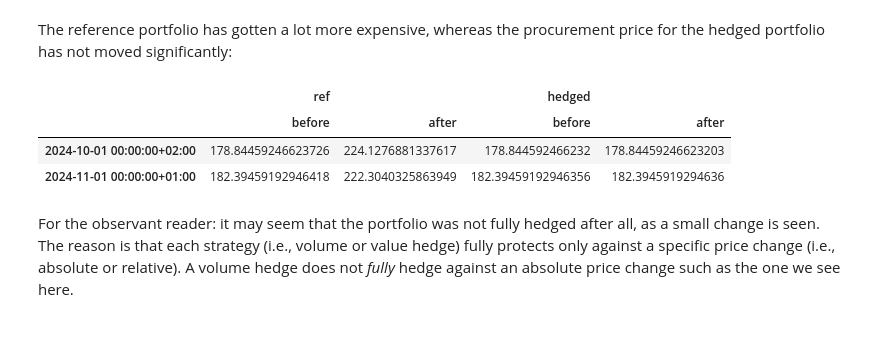
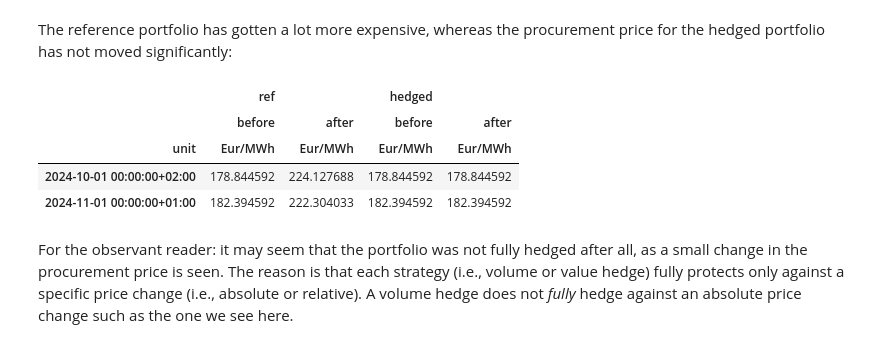
Before and after one commit to rwijtvliet/portfolyo, a Jupyter notebook: docs/tutorial/part4.ipynb, the cells around one changed output. Cells and saved outputs as stored; diff of their text form; code cells hidden in the pictures.

```diff
--- a/docs/tutorial/part4.ipynb
+++ b/docs/tutorial/part4.ipynb
@@ -97,14 +97,15 @@ The reference portfolio has gotten a lot more expensive, whereas the procurement
 # %%
 pd.DataFrame({
     ('ref', 'before'): ref.pnl_cost.asfreq('MS').p,
     ('ref', 'after'): ref_higherprices.pnl_cost.asfreq('MS').p,
     ('hedged', 'before'): hedged.pnl_cost.asfreq('MS').p,
     ('hedged', 'after'): hedged_higherprices.pnl_cost.asfreq('MS').p,
-})
+}).pint.dequantify()
 # %% [output]
 |  | ref |  | hedged |  |
 |  | before | after | before | after |
-| 2024-10-01 00:00:00+02:00 | 178.84459246623726 | 224.1276881337617 | 178.844592466232 | 178.84459246623203 |
-| 2024-11-01 00:00:00+01:00 | 182.39459192946418 | 222.3040325863949 | 182.39459192946356 | 182.3945919294636 |
+| unit | Eur/MWh | Eur/MWh | Eur/MWh | Eur/MWh |
+| 2024-10-01 00:00:00+02:00 | 178.844592 | 224.127688 | 178.844592 | 178.844592 |
+| 2024-11-01 00:00:00+01:00 | 182.394592 | 222.304033 | 182.394592 | 182.394592 |
 # %% [markdown]
-For the observant reader: it may seem that the portfolio was not fully hedged after all, as a small change is seen. The reason is that each strategy (i.e., volume or value hedge) fully protects only against a specific price change (i.e., absolute or relative). A volume hedge does not *fully* hedge against an absolute price change such as the one we see here.
+For the observant reader: it may seem that the portfolio was not fully hedged after all, as a small change in the procurement price is seen. The reason is that each strategy (i.e., volume or value hedge) fully protects only against a specific price change (i.e., absolute or relative). A volume hedge does not *fully* hedge against an absolute price change such as the one we see here.
```
Also changed, not shown: 5 other files.
